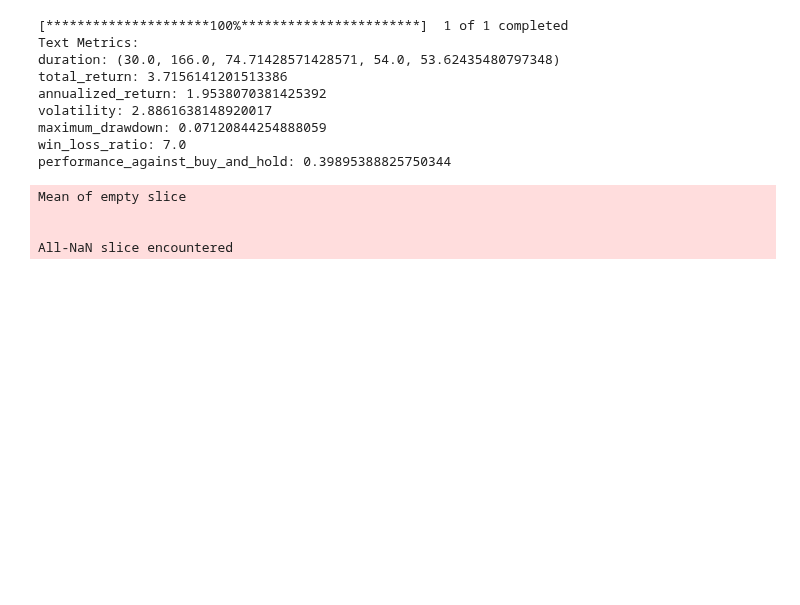
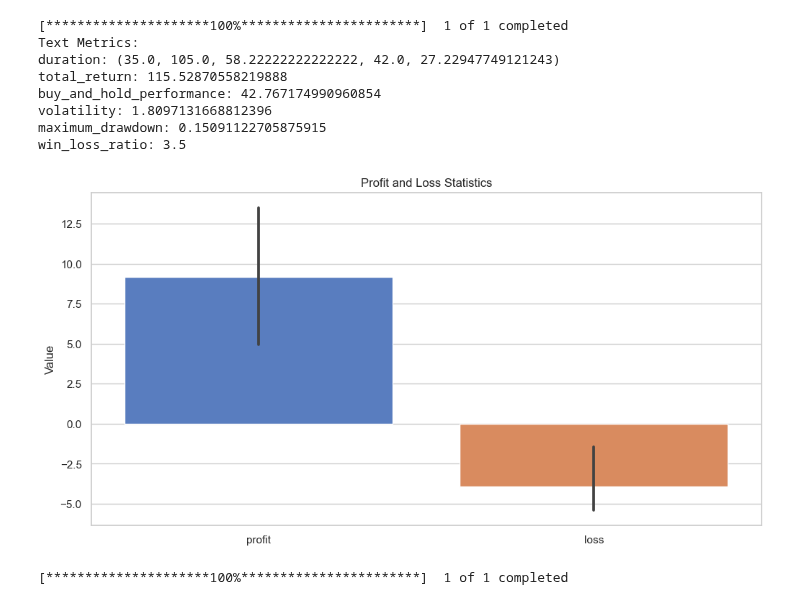
Before and after one commit to j03m/alfred, a Jupyter notebook: notebooks/back_test_visualizer.ipynb, the cells around one changed output. Cells and saved outputs as stored; diff of their text form; code cells hidden in the pictures; blank space fills up the shorter version.

```diff
--- a/notebooks/back_test_visualizer.ipynb
+++ b/notebooks/back_test_visualizer.ipynb
@@ -1,65 +1,69 @@
 # %%
 import matplotlib.pyplot as plt
 import seaborn as sns
 import pandas as pd
 import yfinance as yf
 from machine_learning_finance import analyze_trades, generate_probability, attach_markers, \
-    calc_durations_with_extremes, plot_full_analysis
+    calc_durations_with_extremes, plot_full_analysis, prob_chart
 from plotly.offline import init_notebook_mode
 init_notebook_mode(connected=True)
 windows = [300, 600, 900, 1500]
 
 # todo because the inverse strategy is long and long inverse it doesn't render correctl
 # we should hack to render as short or render a second time series
 file = "../backtests/backtest_inverse_XLE_365_h0.9_l0.1.csv"
 symbol = "XLE"
 period = 365
 
-ledger = pd.read_csv(file)
-metrics = analyze_trades(ledger, symbol, period)
 
-# Set the style for the plots
-sns.set(style='whitegrid')
+def analyze_and_graph(file, symbol, period):
 
-# Display metrics as text
-print("Text Metrics:")
-for key, value in metrics.items():
-    if key not in ['profit_stats', 'loss_stats']:
-        print(f"{key}: {value}")
+    ledger = pd.read_csv(file)
+    metrics = analyze_trades(ledger, symbol, period)
 
-# Create a bar plot for profit and loss stats
-profit_stats, loss_stats = metrics['profit_stats'], metrics['loss_stats']
-profit_loss_df = pd.DataFrame([profit_stats, loss_stats], columns=['min', 'max', 'mean', 'median', 'std'], index=['profit', 'loss'])
+    # Set the style for the plots
+    sns.set(style='whitegrid')
 
-plt.figure(figsize=(12, 6))
-ax = sns.barplot(data=profit_loss_df.transpose(), palette='muted')
-ax.set_title('Profit and Loss Statistics')
-ax.set_ylabel('Value')
+    # Display metrics as text
+    print("Text Metrics:")
+    for key, value in metrics.items():
+        if key not in ['profit_stats', 'loss_stats']:
+            print(f"{key}: {value}")
 
-# Show the plot
-plt.show()
+    # Create a bar plot for profit and loss stats
+    profit_stats, loss_stats = metrics['profit_stats'], metrics['loss_stats']
+    profit_loss_df = pd.DataFrame([profit_stats, loss_stats], columns=['min', 'max', 'mean', 'median', 'std'], index=['profit', 'loss'])
 
-tickerObj = yf.download(tickers=symbol, interval="1d")
-df_raw = pd.DataFrame(tickerObj)
-df_raw = df_raw.tail(period)
+    plt.figure(figsize=(12, 6))
+    ax = sns.barplot(data=profit_loss_df.transpose(), palette='muted')
+    ax.set_title('Profit and Loss Statistics')
+    ax.set_ylabel('Value')
+
+    # Show the plot
+    plt.show()
+
+    tickerObj = yf.download(tickers=symbol, interval="1d")
+    df_raw = pd.DataFrame(tickerObj)
+    df_raw = df_raw.tail(period)
 
 
-trend, prob_above_trend, prob_below_trend, volatility, model = generate_probability(df_raw)
-df_raw = attach_markers(df_raw, trend, prob_above_trend)
-df_durations = calc_durations_with_extremes(df_raw)
-plot_full_analysis(df_raw, trend, prob_above_trend, prob_below_trend, model, df_durations, ledger)
-pd.options.display.max_rows = None
+    trend, prob_above_trend, prob_below_trend, volatility, model = generate_probability(df_raw)
+    df_raw = attach_markers(df_raw, trend, prob_above_trend)
+    df_durations = calc_durations_with_extremes(df_raw)
+    plot_full_analysis(df_raw, trend, prob_above_trend, prob_below_trend, model, df_durations, ledger)
+    pd.options.display.max_rows = None
+
+
+analyze_and_graph("../backtests/backtest_inverse_XLE_365_h0.8_l0.2.csv", "XLE", 365)
+analyze_and_graph("../backtests/backtest_inverse_XLE_730_h0.8_l0.2.csv", "XLE", 365)
 # %% [output]
 [*********************100%***********************]  1 of 1 completed
 Text Metrics:
-duration: (30.0, 166.0, 74.71428571428571, 54.0, 53.62435480797348)
-total_return: 3.7156141201513386
-annualized_return: 1.9538070381425392
-volatility: 2.8861638148920017
-maximum_drawdown: 0.07120844254888059
-win_loss_ratio: 7.0
-performance_against_buy_and_hold: 0.39895388825750344
+duration: (35.0, 105.0, 58.22222222222222, 42.0, 27.22947749121243)
+total_return: 115.52870558219888
+buy_and_hold_performance: 42.767174990960854
+volatility: 1.8097131668812396
+maximum_drawdown: 0.15091122705875915
+win_loss_ratio: 3.5
+[figure, new version]
-Mean of empty slice
-
-
-All-NaN slice encountered
+[*********************100%***********************]  1 of 1 completed
```
Also changed, not shown: parts of 1 cell of this notebook, 18 other files.
